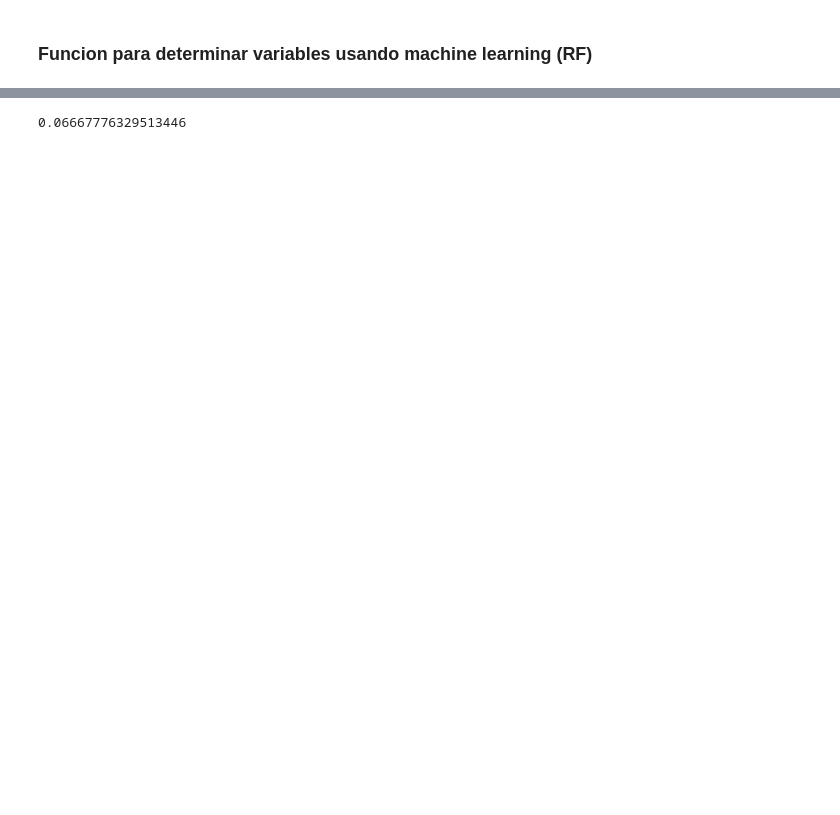
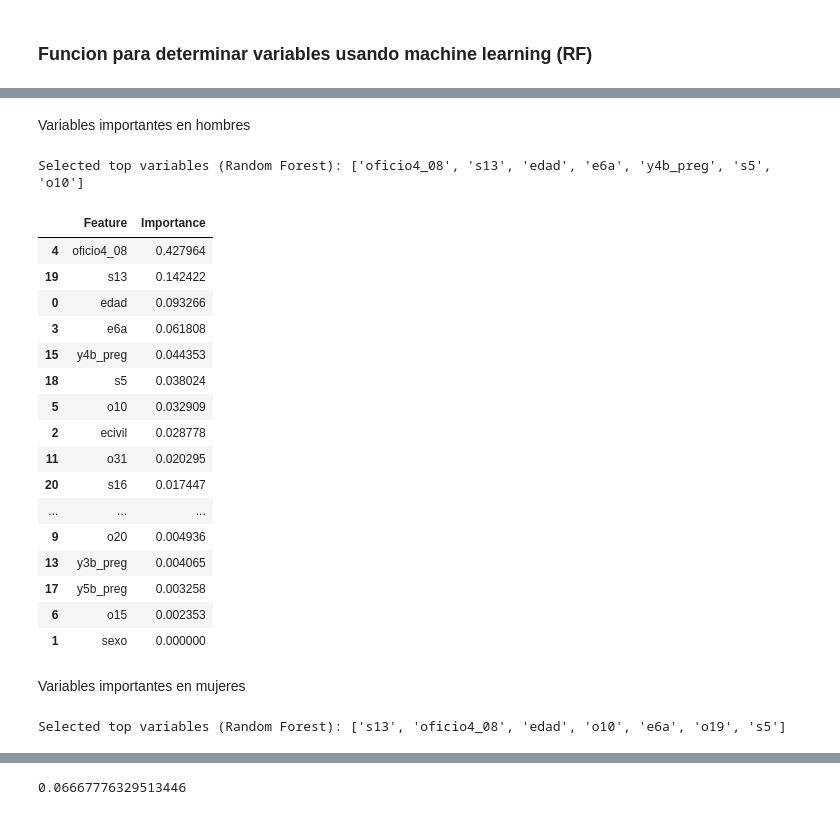
Before and after one commit to fabian-andesite/corma, a Jupyter notebook: BrechaSalarialForestalOficial.ipynb, the cells around one changed output, grey strips where cells are left out. Saved outputs shown, nothing was run; the diff lists cells and outputs as text; code cells hidden in the pictures; blank space fills up the shorter version.

```diff
--- a/BrechaSalarialForestalOficial.ipynb
+++ b/BrechaSalarialForestalOficial.ipynb
@@ -137,0 +158,36 @@ gap
+# %% [markdown]
+Variables importantes en hombres
+# %%
+man_data = result[result['sexo'] == 1]
+selected_variables_rf, feature_importances = select_top_variables_rf(man_data, target_variable='y1', top_n=7)
+print("Selected top variables (Random Forest):", selected_variables_rf)
+# %% [output]
+Selected top variables (Random Forest): ['oficio4_08', 's13', 'edad', 'e6a', 'y4b_preg', 's5', 'o10']
+# %%
+feature_importances
+# %% [output]
+|  | Feature | Importance |
+| 4 | oficio4_08 | 0.427964 |
+| 19 | s13 | 0.142422 |
+| 0 | edad | 0.093266 |
+| 3 | e6a | 0.061808 |
+| 15 | y4b_preg | 0.044353 |
+| 18 | s5 | 0.038024 |
+| 5 | o10 | 0.032909 |
+| 2 | ecivil | 0.028778 |
+| 11 | o31 | 0.020295 |
+| 20 | s16 | 0.017447 |
+| ... | ... | ... |
+| 9 | o20 | 0.004936 |
+| 13 | y3b_preg | 0.004065 |
+| 17 | y5b_preg | 0.003258 |
+| 6 | o15 | 0.002353 |
+| 1 | sexo | 0.000000 |
+# %% [markdown]
+Variables importantes en mujeres
+# %%
+woman_data = result[result['sexo'] == 2]
+selected_variables_rf, feature_importances = select_top_variables_rf(woman_data, target_variable='y1', top_n=7)
+print("Selected top variables (Random Forest):", selected_variables_rf)
+# %% [output]
+Selected top variables (Random Forest): ['s13', 'oficio4_08', 'edad', 'o10', 'e6a', 'o19', 's5']
```
Also changed, not shown: parts of 20 cells of this notebook.
